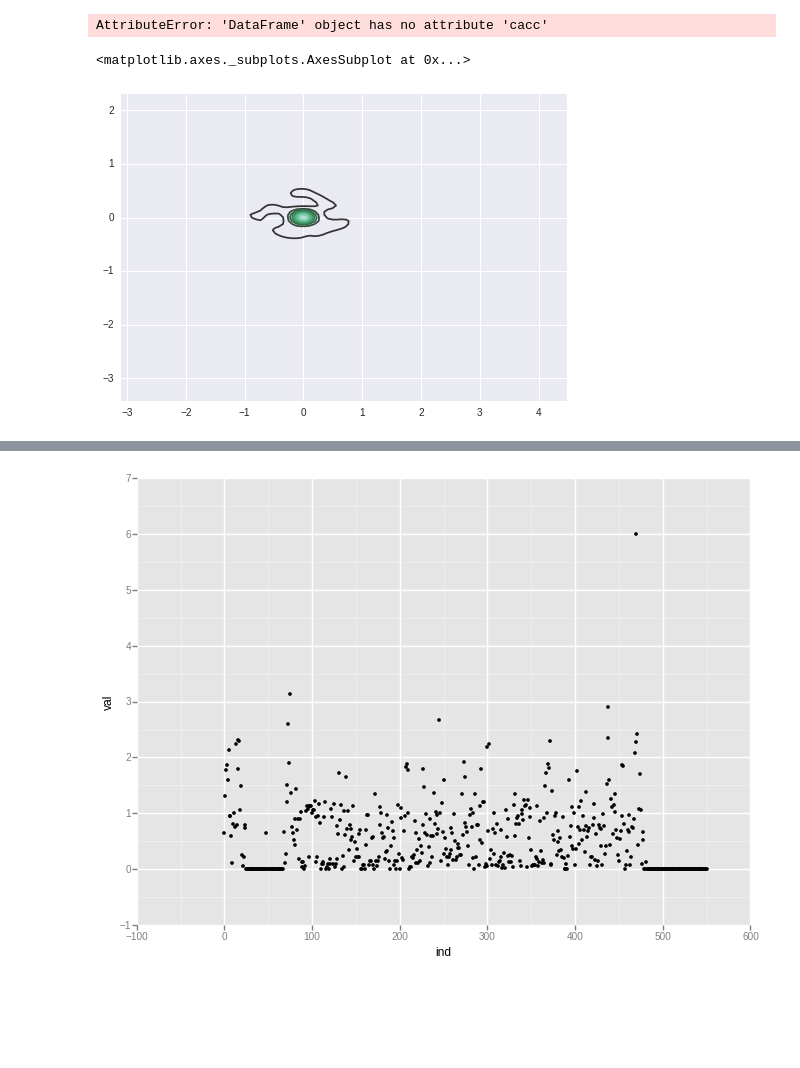
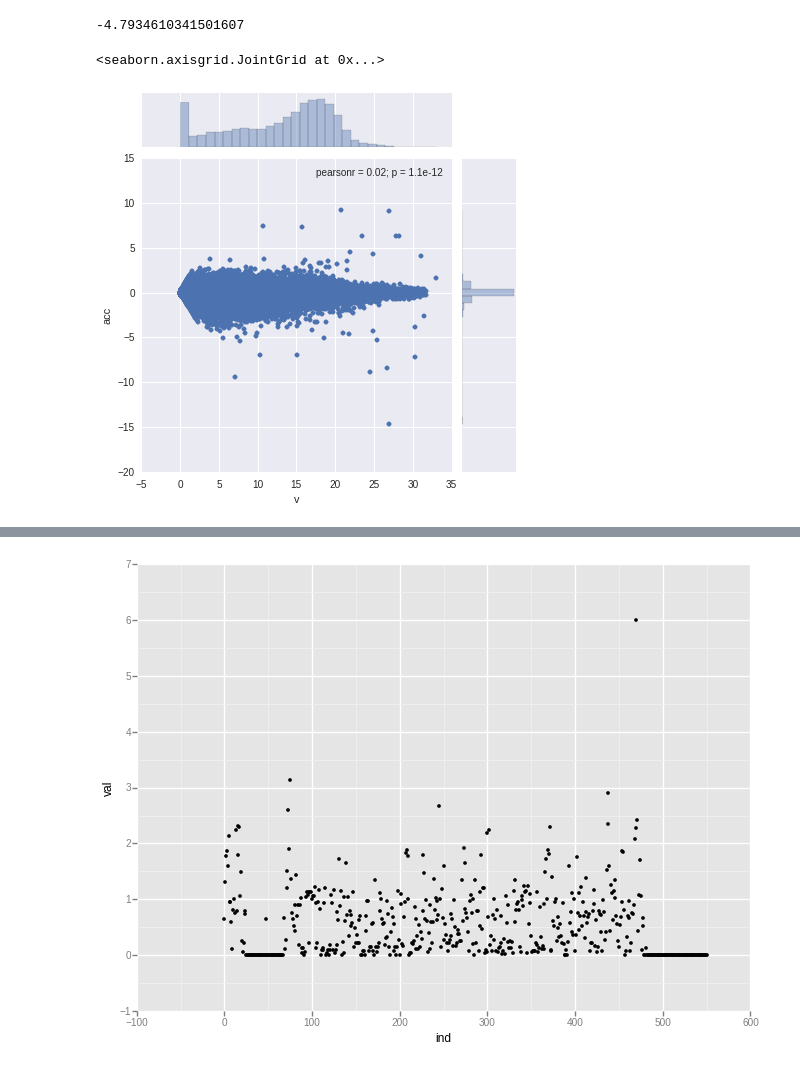
Before and after one commit to bilykigor/qimb, a Jupyter notebook: KaggleAnalysis.ipynb, the cells around one changed output, grey strips where cells are left out. Drawn from its saved outputs; the diff is of its cells as text; code cells hidden in the pictures; blank space fills up the shorter version.

```diff
--- a/KaggleAnalysis.ipynb
+++ b/KaggleAnalysis.ipynb
@@ -51,10 +171,11 @@ X=X[selectedCols]
+# %%
+probas.mean()
+# %% [output]
+-4.7934610341501607
 # %%
-sns.jointplot(X.cacc,X.acc,kind = "scatter",size=6,ratio=5,marginal_kws={'bins':30})
+sns.jointplot(X.v,X.acc,kind = "scatter",size=6,ratio=5,marginal_kws={'bins':30})
+#sns.kdeplot(X[['cacc','acc']])
 # %% [output]
-AttributeError: 'DataFrame' object has no attribute 'cacc'
+<seaborn.axisgrid.JointGrid at 0x...>
+[figure, added]
-# %%
-sns.kdeplot(Xc[['acc2','acc']])
-# %% [output]
-<matplotlib.axes._subplots.AxesSubplot at 0x...>
-[figure, removed]
 # %%
```
Also changed, not shown: parts of 29 cells of this notebook, 21 other files.
